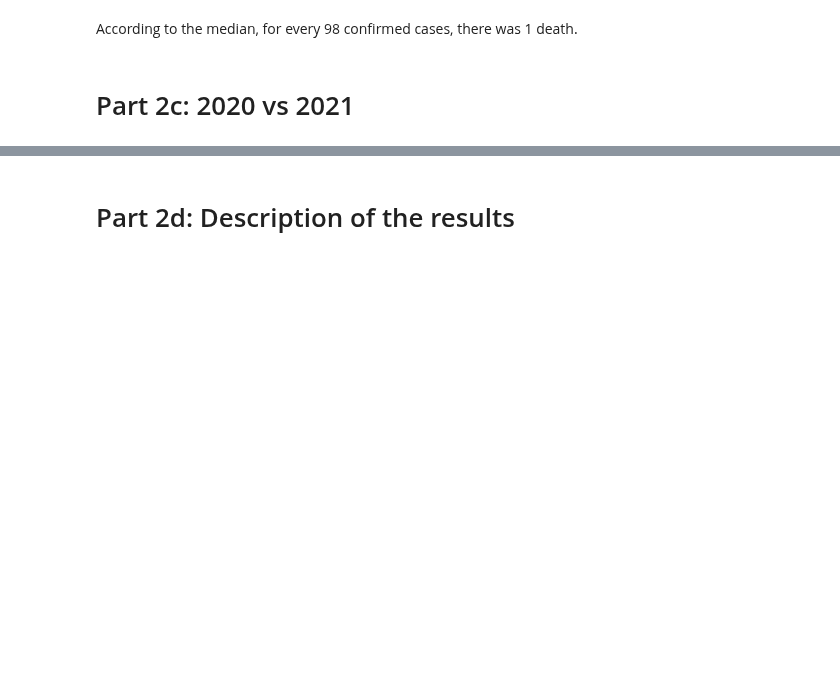
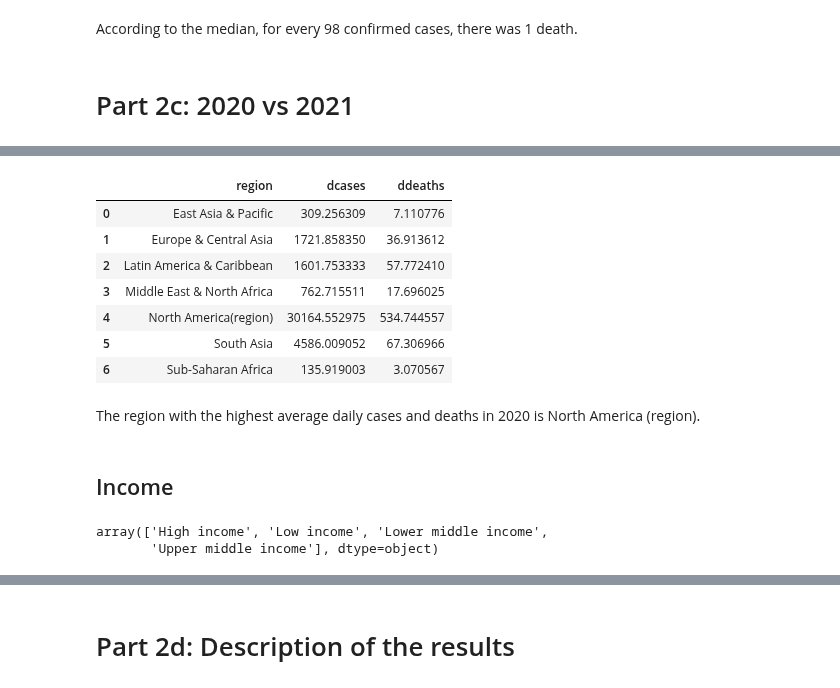
Before and after one commit to malouche/DSC2spring2022, a Jupyter notebook: Ali Baligh 900211718 assig 2.ipynb, the cells around one changed output, grey strips where cells are left out. Saved outputs shown, nothing was run; the diff lists cells and outputs as text; code cells hidden in the pictures; blank space fills up the shorter version.

```diff
--- a/Ali Baligh 900211718 assig 2.ipynb
+++ b/Ali Baligh 900211718 assig 2.ipynb
@@ -997,0 +1056,33 @@ According to the median, for every 98 confirmed cases, there was 1 death.
+# %%
+array=[]
+for i in range(len(x)):
+    array.append(np.mean(df20[df20["region"]==x[i]]["dcases"]))
+# %%
+array2=[]
+for i in range(len(x)):
+    array2.append(np.mean(df20[df20["region"]==x[i]]["ddeaths"]))
+# %%
+df=pd.DataFrame(x)
+df=df.assign(dcases=array)
+df=df.assign(ddeaths=array2)
+df.columns=["region","dcases","ddeaths"]
+df
+# %% [output]
+|  | region | dcases | ddeaths |
+| 0 | East Asia & Pacific | 309.256309 | 7.110776 |
+| 1 | Europe & Central Asia | 1721.858350 | 36.913612 |
+| 2 | Latin America & Caribbean | 1601.753333 | 57.772410 |
+| 3 | Middle East & North Africa | 762.715511 | 17.696025 |
+| 4 | North America(region) | 30164.552975 | 534.744557 |
+| 5 | South Asia | 4586.009052 | 67.306966 |
+| 6 | Sub-Saharan Africa | 135.919003 | 3.070567 |
+# %% [markdown]
+The region with the highest average daily cases and deaths in 2020 is North America (region).
+# %% [markdown]
+## Income
+# %%
+x=np.unique(df20["income"])
+x
+# %% [output]
+array(['High income', 'Low income', 'Lower middle income',
+       'Upper middle income'], dtype=object)
```
Also changed, not shown: parts of 220 cells of this notebook.
